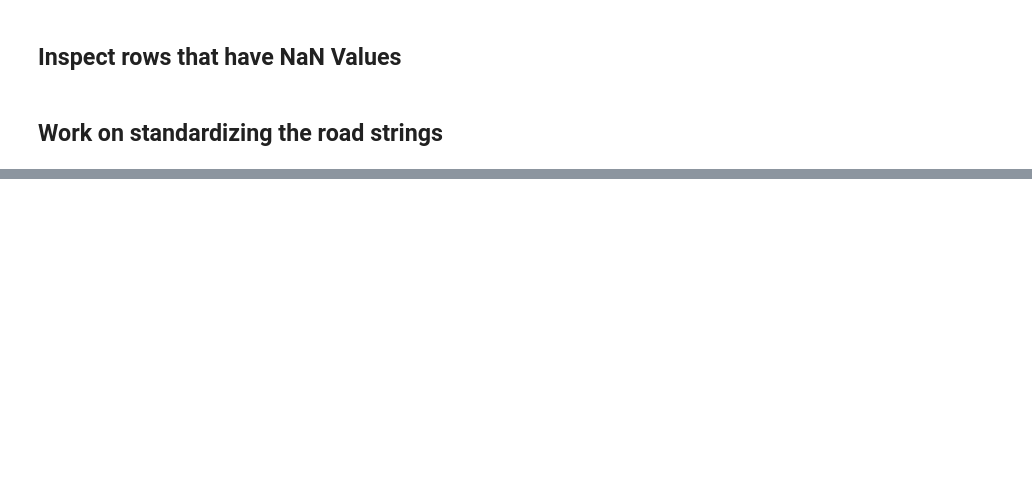
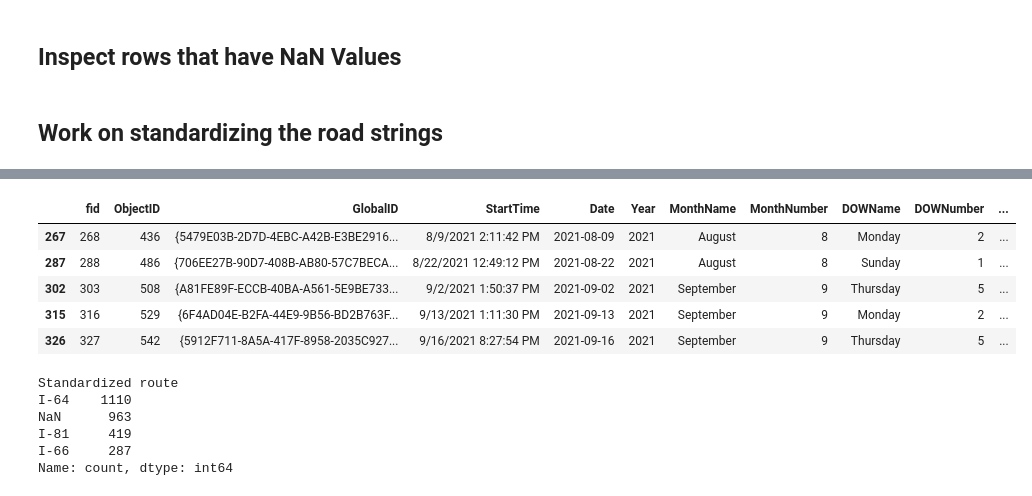
Before and after one commit to code-for-charlottesville/wildlife_collisions, a Jupyter notebook: pipeline_cleaning/VDOT Carcass Removal/vdot_cleaning.ipynb, the cells around one changed output, grey strips where cells are left out. Drawn from its saved outputs; the diff is of its cells as text; code cells hidden in the pictures; blank space fills up the shorter version.

Commit message:
"standardizing road strings"

```diff
--- a/pipeline_cleaning/VDOT Carcass Removal/vdot_cleaning.ipynb
+++ b/pipeline_cleaning/VDOT Carcass Removal/vdot_cleaning.ipynb
@@ -126,0 +150,45 @@ Name: count, dtype: int64
+# %%
+# Standardize the Route Name
+VDOTcarcass['Route'] = VDOTcarcass['Route'].str.upper()
+VDOTcarcass['Route'] = VDOTcarcass['Route'].str.replace(r'\s+', '', regex=True)
+VDOTcarcass['Route'] = VDOTcarcass['Route'].str.replace(r'[^I0-9-]', '', regex=True)
+
+# Function to standardize routes
+def standardize_route(route):
+    if isinstance(route, str) and route:  # Check if the input is a non-empty string
+        # Handle specific case for '1-<number>'
+        if re.match(r'1-(\d+)', route):
+            return f'I-{route.split("-")[1]}'
+
+        # Handle cases like I-<number>, I<number>, and <number>
+        match = re.match(r'^(I-?(\d+)|(\d+))$', route)  # Matches I-<number>, I<number>, or <number>
+        if match:
+            # Return as I-<number>
+            return f'I-{match.group(2) or match.group(3)}'
+
+    return np.nan  # Return NaN for non-string inputs or unmatched patterns
+
+# Apply the standardization function
+VDOTcarcass['Standardized route'] = VDOTcarcass['Route'].apply(standardize_route)
+# %%
+# I want to double check to see if any originial routes got mislabled as NaN
+mask = VDOTcarcass['Route'].notna() & VDOTcarcass['Standardized route'].isna()
+result = VDOTcarcass[mask]
+result
+# %% [output]
+|  | fid | ObjectID | GlobalID | StartTime | Date | Year | MonthName | MonthNumber | DOWName | DOWNumber | ... |
+| 267 | 268 | 436 | {5479E03B-2D7D-4EBC-A42B-E3BE2916... | 8/9/2021 2:11:42 PM | 2021-08-09 | 2021 | August | 8 | Monday | 2 | ... |
+| 287 | 288 | 486 | {706EE27B-90D7-408B-AB80-57C7BECA... | 8/22/2021 12:49:12 PM | 2021-08-22 | 2021 | August | 8 | Sunday | 1 | ... |
+| 302 | 303 | 508 | {A81FE89F-ECCB-40BA-A561-5E9BE733... | 9/2/2021 1:50:37 PM | 2021-09-02 | 2021 | September | 9 | Thursday | 5 | ... |
+| 315 | 316 | 529 | {6F4AD04E-B2FA-44E9-9B56-BD2B763F... | 9/13/2021 1:11:30 PM | 2021-09-13 | 2021 | September | 9 | Monday | 2 | ... |
+| 326 | 327 | 542 | {5912F711-8A5A-417F-8958-2035C927... | 9/16/2021 8:27:54 PM | 2021-09-16 | 2021 | September | 9 | Thursday | 5 | ... |
+# %%
+# Checking count of values
+VDOTcarcass['Standardized route'].value_counts(dropna = False)
+# %% [output]
+Standardized route
+I-64    1110
+NaN      963
+I-81     419
+I-66     287
+Name: count, dtype: int64
```
Also changed, not shown: parts of 11 cells of this notebook.
